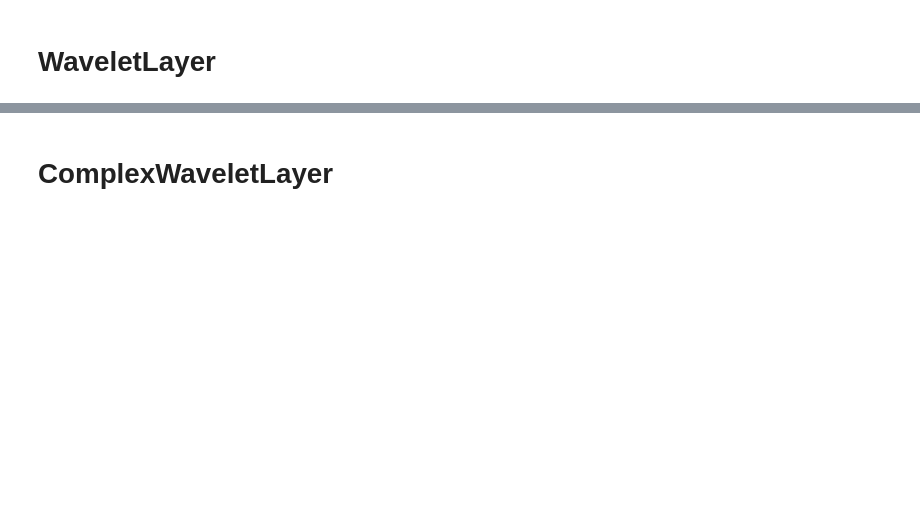
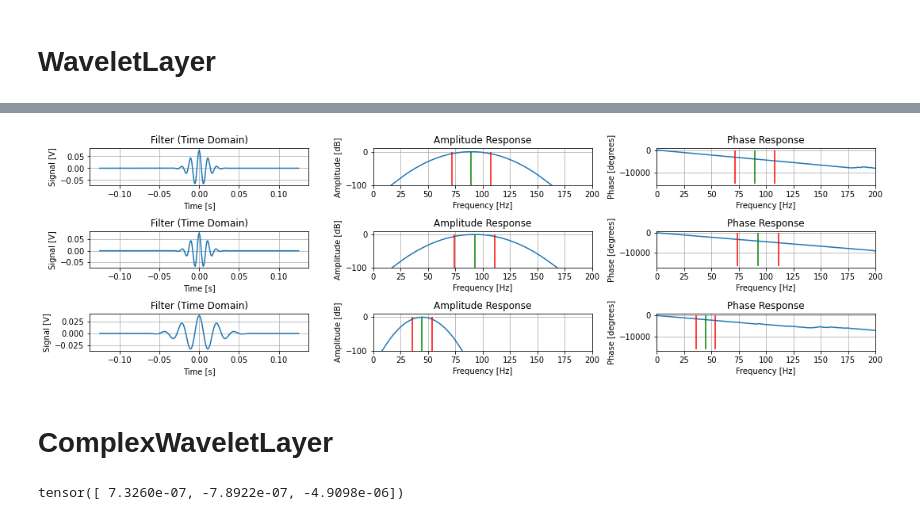
Before and after one commit to amvosk/adenvex, a Jupyter notebook: TemporalLayers1d.ipynb, the cells around one changed output, grey strips where cells are left out. Saved outputs shown, nothing was run; the diff lists cells and outputs as text; code cells hidden in the pictures; blank space fills up the shorter version.

```diff
--- a/TemporalLayers1d.ipynb
+++ b/TemporalLayers1d.ipynb
@@ -264,6 +245,6 @@ plt.show()
 # %%
-freqs, bandwidth, freq_low, freq_high = wavelet._create_frequencies()
-filt = wavelet._create_filters(freqs, bandwidth).detach().numpy()
+freqs, bw, freq_low, freq_high = wavelet._create_frequencies()
+filt = wavelet._create_filters(freqs, bw).detach().numpy()
 freqs, freq_low, freq_high = freqs.detach().numpy(), freq_low.detach().numpy(), freq_high.detach().numpy()
 
 fig, ax = plt.subplots(n_channels, 3, figsize=(15, 1.5*n_channels))
@@ -279,56 +260,46 @@ for i in range(n_channels):
     ax[i,0].plot(wavelet._scale.numpy(), filter_coeffs)
     ax[i,0].set_ylabel('Signal [V]')
     ax[i,0].set_xlabel('Time [s]')
     ax[i,0].set_title('Filter (Time Domain)')
     ax[i,0].grid(True)
 
     ax[i,1].plot(freq, amp)
     ax[i,1].vlines(freqs[i], np.min(amp), np.max(amp), colors='g')
     ax[i,1].vlines(freq_low[i], np.min(amp), np.max(amp), colors='r')
     ax[i,1].vlines(freq_high[i], np.min(amp), np.max(amp), colors='r')
 #     ax[i,1].set_ylim(0, 1)
     ax[i,1].set_ylim(-100, 10)
     ax[i,1].set_xlim(0, 200)
     ax[i,1].set_ylabel('Amplitude [dB]')
     ax[i,1].set_xlabel('Frequency [Hz]')
     ax[i,1].set_title('Amplitude Response')
     ax[i,1].grid(True)
 
     ax[i,2].plot(freq, phase)
     ax[i,2].vlines(freqs[i], np.min(phase), np.max(phase), colors='g')
     ax[i,2].vlines(freq_low[i], np.min(phase), np.max(phase), colors='r')
     ax[i,2].vlines(freq_high[i], np.min(phase), np.max(phase), colors='r')
     ax[i,2].set_xlim(0, 200)
     ax[i,2].set_xlabel('Frequency [Hz]')
     ax[i,2].set_ylabel('Phase [degrees]')
     ax[i,2].set_title('Phase Response')
     ax[i,2].grid(True)
 
 plt.tight_layout()
 plt.show()
+# %% [output]
+[figure, added]
 # %% [markdown]
 # ComplexWaveletLayer
 # %%
-seed = 42
-torch.manual_seed(seed)
-
-srate = 1000
-n_channels = 5
-kernel_size = 251
-fmin_init = 10
-fmax_init = 150
-freq = None
-# bandwidth = None
-bandwidth = 0.4
-x = torch.randn(size=(n_channels, 3000,))
-
 complex_wavelet = ComplexWaveletLayer1d(
-    n_channels=n_channels,
+    in_channels=n_channels,
+    out_channels=n_channels,
     kernel_size=kernel_size,
     srate=srate,
     fmin_init=fmin_init,
     fmax_init=fmax_init,
-    freq=freq,
+    freq=frequency,
     bandwidth=bandwidth,
     seed=seed,
 )
@@ -336,9 +307,10 @@ complex_wavelet = ComplexWaveletLayer1d(
 y_ = complex_wavelet(x, return_filtered=True)
 y = complex_wavelet(x)
 
-assert x.shape == y.shape
-y.mean().backward()
+y_.mean().backward()
 complex_wavelet.coef_freq.grad
+# %% [output]
+tensor([ 7.3260e-07, -7.8922e-07, -4.9098e-06])
 # %%
 x_numpy = x.numpy()
 y_numpy_ = y_.detach().numpy()
```
Also changed, not shown: parts of 12 cells of this notebook, 2 other files.
